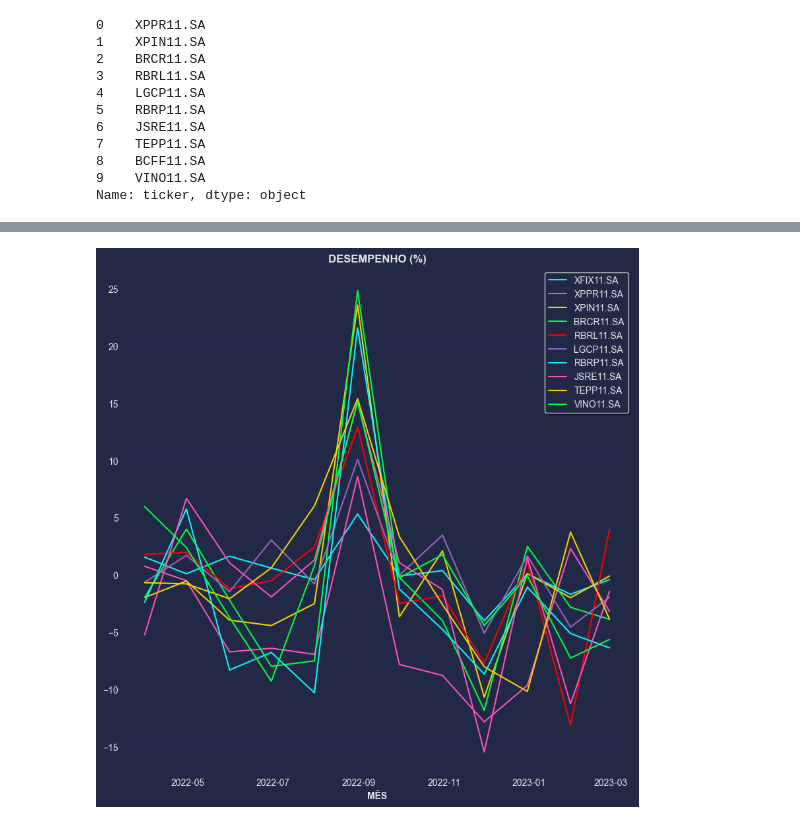
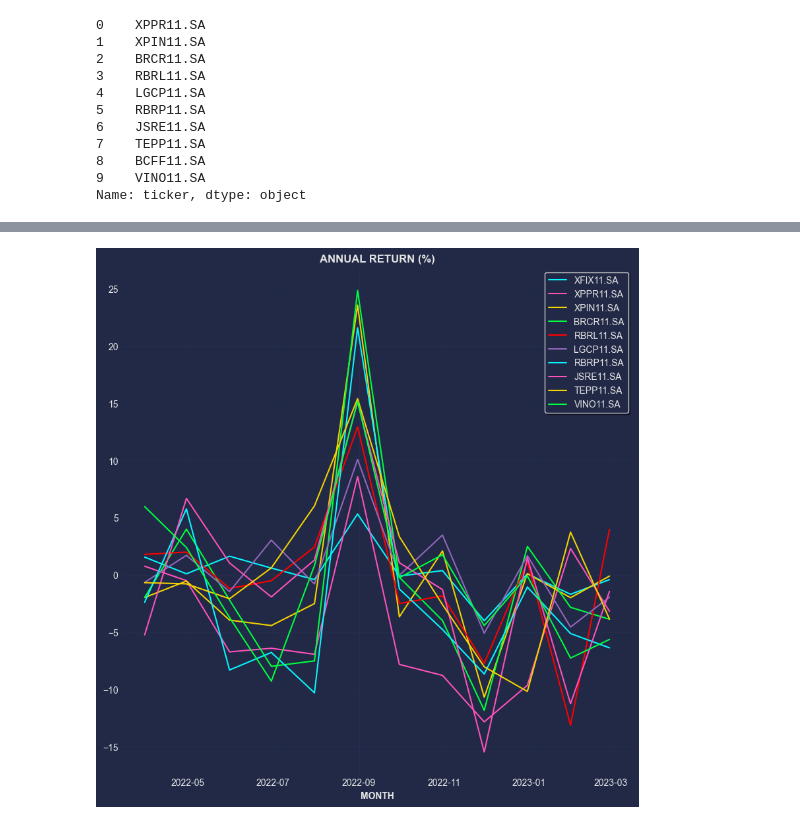
Before and after one commit to jrocarlos/reits_rank, a Jupyter notebook: reits_rank.ipynb, the cells around one changed output, grey strips where cells are left out. Saved outputs shown, nothing was run; the diff lists cells and outputs as text; code cells hidden in the pictures.

```diff
--- a/reits_rank.ipynb
+++ b/reits_rank.ipynb
@@ -439,19 +439,19 @@ dd
 # %%
 #sns.heatmap(dd,annot=True)
 #dd.plot_monthly_heatmap()
 
 plt.style.use("cyberpunk")
 plt.plot(dd.index,dd)
 plt.grid(which='minor', alpha=0.2)
 plt.grid(which='major', alpha=0.5)
 plt.legend(dd.columns,loc='best', shadow=True, frameon=True)
 #ax.set_label(y)
 #ax.set_xticks(ind,labels=x)
 #ax.bar_label(f, fmt='%.1f',padding=4, fontweight="bold")
 
-plt.xlabel('MÊS', fontweight="bold")
+plt.xlabel('MONTH', fontweight="bold")
 plt.ylabel('VARIAÇÃO', fontweight="bold", visible=False)
-plt.title('DESEMPENHO (%)', fontweight="bold")
+plt.title('ANNUAL RETURN (%)', fontweight="bold")
 plt.rcParams['figure.figsize'] = [10, 10]
 # %% [output]
-[figure, old version]
+[figure, new version]
```
Also changed, not shown: parts of 5 cells of this notebook.
